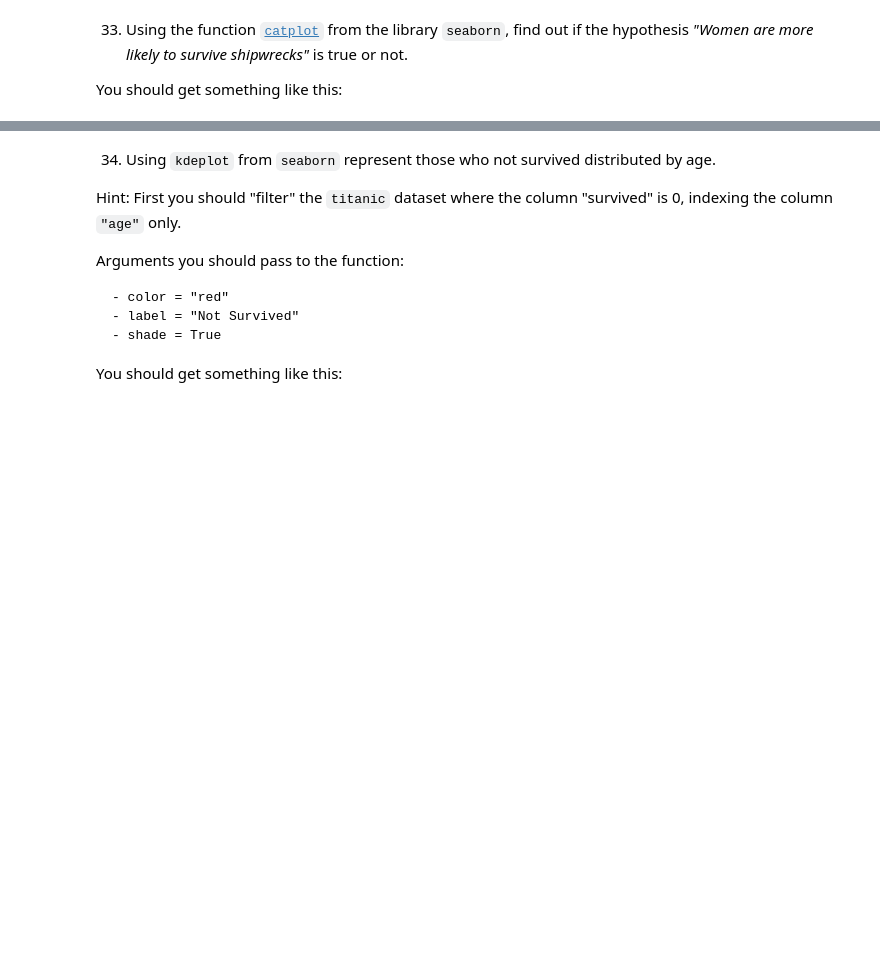
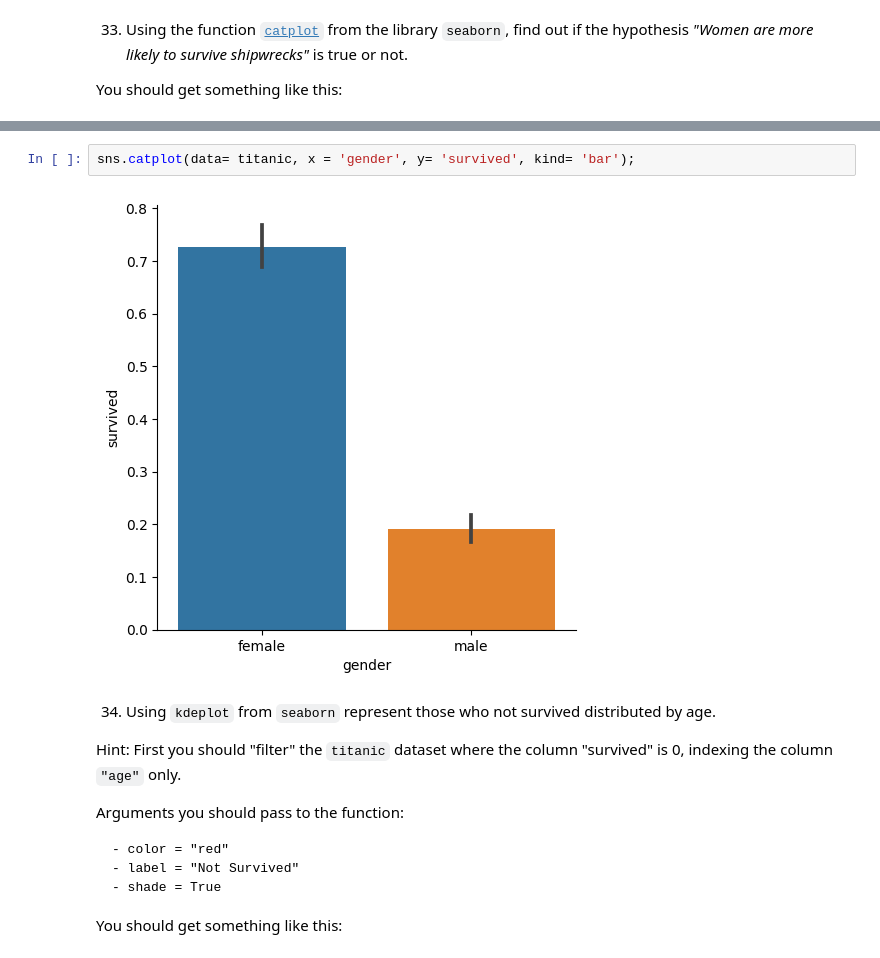
Before and after one commit to Mlcruz9/DS_TheBridgeBBK_SBIL2023, a Jupyter notebook: 2-Data_Analysis/2-Pandas/Práctica/10-titanic/Titanic-exercise.ipynb, the cells around one changed output, grey strips where cells are left out. Drawn from its saved outputs; the diff is of its cells as text; blank space fills up the shorter version.

```diff
--- a/2-Data_Analysis/2-Pandas/Práctica/10-titanic/Titanic-exercise.ipynb
+++ b/2-Data_Analysis/2-Pandas/Práctica/10-titanic/Titanic-exercise.ipynb
@@ -111,3 +692,7 @@ You should get something like this:
+# %%
+sns.catplot(data= titanic, x = 'gender', y= 'survived', kind= 'bar');
+# %% [output]
+[figure, added]
 # %% [markdown]
 34. Using `kdeplot` from `seaborn` represent those who not survived distributed by age.
 
```
Also changed, not shown: parts of 71 cells of this notebook, 1 other file.
